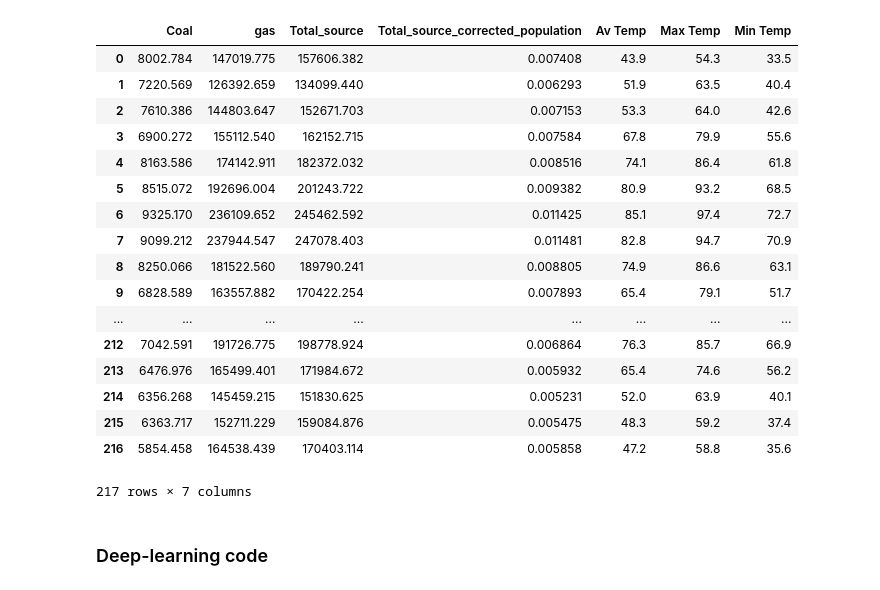
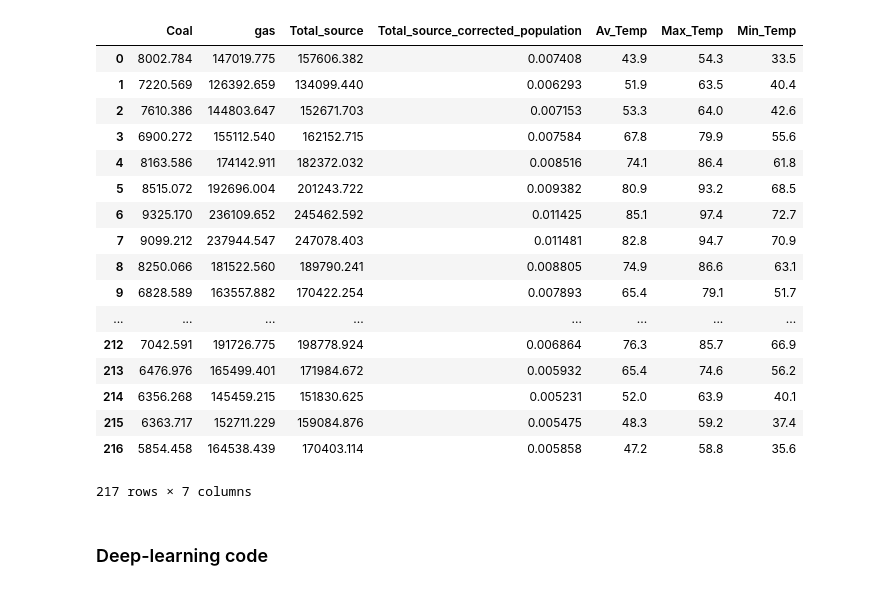
Before and after one commit to pikako77/project3, a Jupyter notebook: MachineLearning/code/Deep-learning-coalTemp.ipynb, the cells around one changed output. Cells and saved outputs as stored; diff of their text form; code cells hidden in the pictures.

```diff
--- a/MachineLearning/code/Deep-learning-coalTemp.ipynb
+++ b/MachineLearning/code/Deep-learning-coalTemp.ipynb
@@ -19,13 +19,13 @@ import operator
 import pickle
 # %%
 # load the dataset
-filename = 'model/linear_regression_coal_TempOnly.sav'
+filename = 'model/linear_regression_coal_TempOnly.pickle'
 
 file = 'data_for_regression.csv'
 dataframe = pd.read_csv(file)
 dataframe
 # %% [output]
-|  | Coal | gas | Total_source | Total_source_corrected_population | Av Temp | Max Temp | Min Temp |
+|  | Coal | gas | Total_source | Total_source_corrected_population | Av_Temp | Max_Temp | Min_Temp |
 | 0 | 8002.784 | 147019.775 | 157606.382 | 0.007408 | 43.9 | 54.3 | 33.5 |
 | 1 | 7220.569 | 126392.659 | 134099.440 | 0.006293 | 51.9 | 63.5 | 40.4 |
 | 2 | 7610.386 | 144803.647 | 152671.703 | 0.007153 | 53.3 | 64.0 | 42.6 |
```
Also changed, not shown: parts of 2 cells of this notebook, 12 other files.
